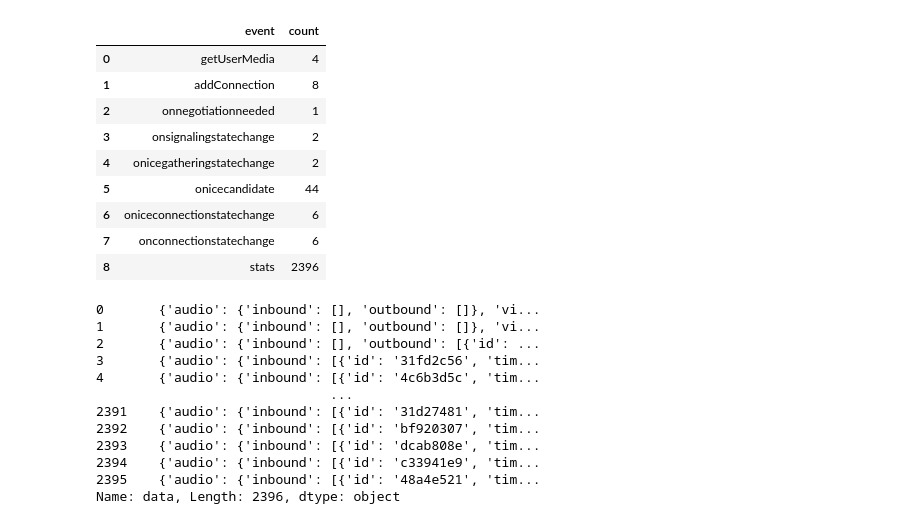
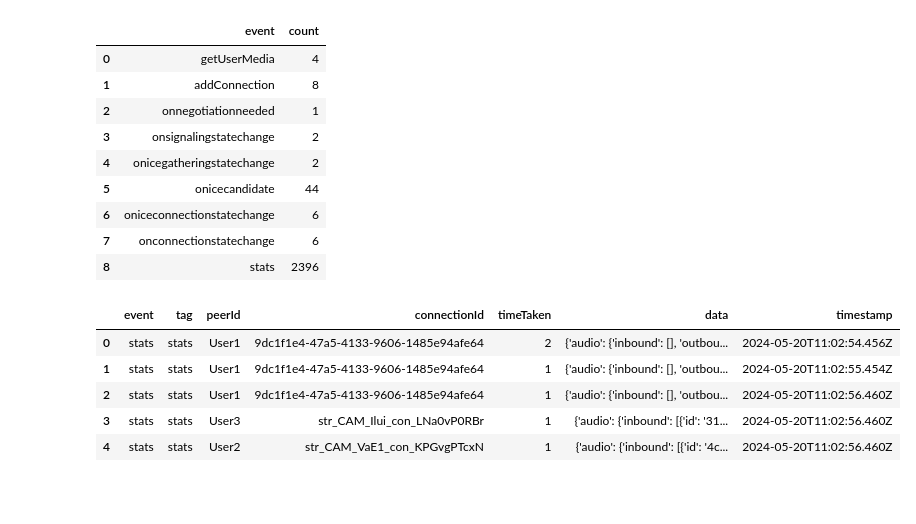
Before and after one commit to codeurjc/Performance-testing-in-the-WebRTC-arena, a Jupyter notebook: new/new.ipynb, the cells around one changed output. Cells and saved outputs as stored; diff of their text form; code cells hidden in the pictures; blank space fills up the shorter version.

```diff
--- a/new/new.ipynb
+++ b/new/new.ipynb
@@ -59,25 +59,18 @@ display(event_counts_df)
 # %%
 stats_events = []
 for index, row in stats.iterrows():
     webrtc_stats_list = row['webrtcStats']
     for item in webrtc_stats_list:
         if 'event' in item:
             if item['event'] == 'stats':
                 stats_events.append(item)
 
 df = pd.DataFrame(stats_events)
-
-df["data"]
+display(df.head())
 # %% [output]
-0       {'audio': {'inbound': [], 'outbound': []}, 'vi...
-1       {'audio': {'inbound': [], 'outbound': []}, 'vi...
-2       {'audio': {'inbound': [], 'outbound': [{'id': ...
-3       {'audio': {'inbound': [{'id': '31fd2c56', 'tim...
-4       {'audio': {'inbound': [{'id': '4c6b3d5c', 'tim...
-                              ...
-2391    {'audio': {'inbound': [{'id': '31d27481', 'tim...
-2392    {'audio': {'inbound': [{'id': 'bf920307', 'tim...
-2393    {'audio': {'inbound': [{'id': 'dcab808e', 'tim...
-2394    {'audio': {'inbound': [{'id': 'c33941e9', 'tim...
-2395    {'audio': {'inbound': [{'id': '48a4e521', 'tim...
-Name: data, Length: 2396, dtype: object
+|  | event | tag | peerId | connectionId | timeTaken | data | timestamp |
+| 0 | stats | stats | User1 | 9dc1f1e4-47a5-4133-9606-1485e94afe64 | 2 | {'audio': {'inbound': [], 'outbou... | 2024-05-20T11:02:54.456Z |
+| 1 | stats | stats | User1 | 9dc1f1e4-47a5-4133-9606-1485e94afe64 | 1 | {'audio': {'inbound': [], 'outbou... | 2024-05-20T11:02:55.454Z |
+| 2 | stats | stats | User1 | 9dc1f1e4-47a5-4133-9606-1485e94afe64 | 1 | {'audio': {'inbound': [], 'outbou... | 2024-05-20T11:02:56.460Z |
+| 3 | stats | stats | User3 | str_CAM_Ilui_con_LNa0vP0RBr | 1 | {'audio': {'inbound': [{'id': '31... | 2024-05-20T11:02:56.460Z |
+| 4 | stats | stats | User2 | str_CAM_VaE1_con_KPGvgPTcxN | 1 | {'audio': {'inbound': [{'id': '4c... | 2024-05-20T11:02:56.460Z |
```
Also changed, not shown: parts of 4 cells of this notebook.
